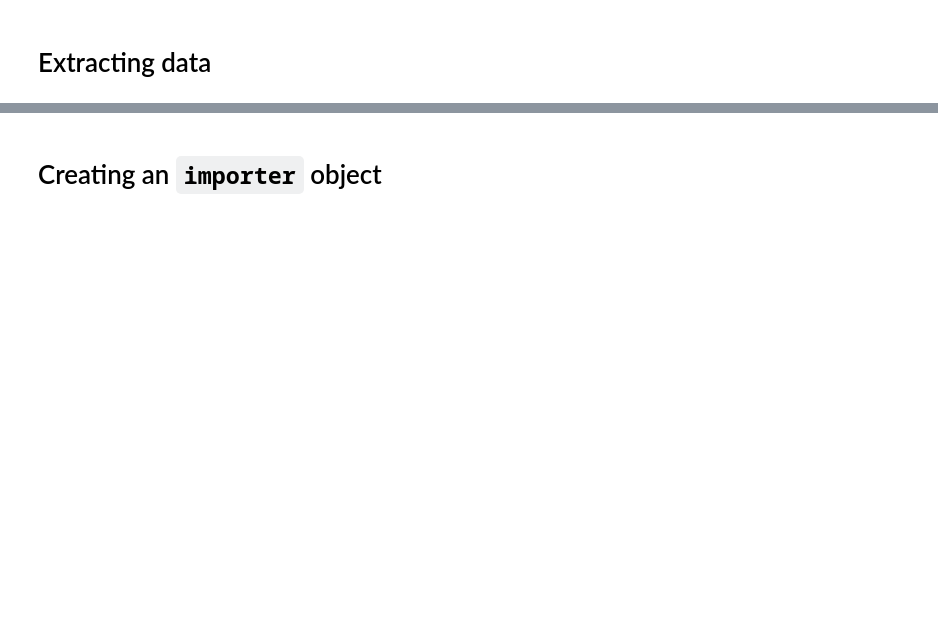
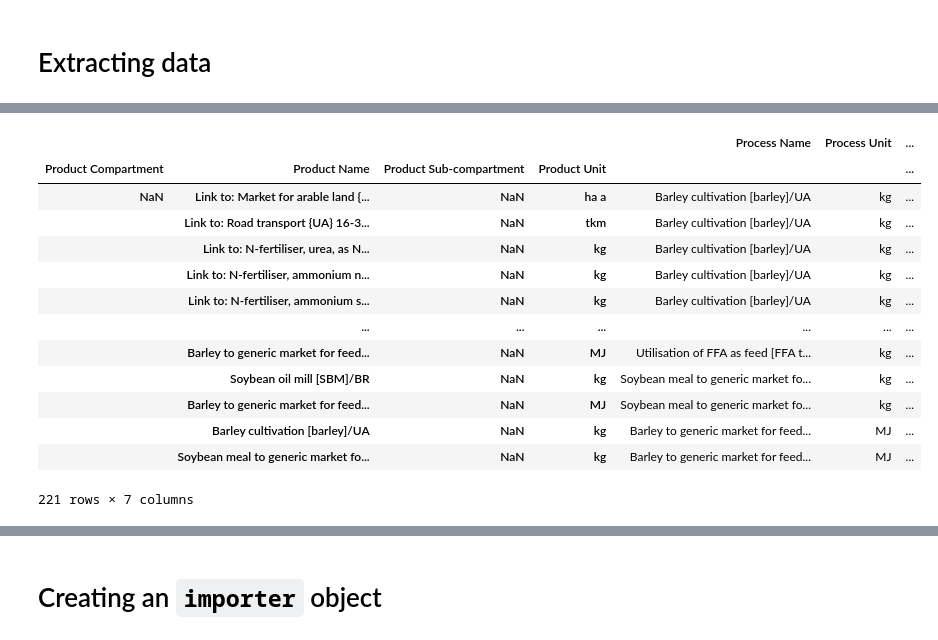
Before and after one commit to cmutel/regionalized-lca-examples, a Jupyter notebook: exiobase-oil-crops/1 - Setup foreground database.ipynb, the cells around one changed output, grey strips where cells are left out. Drawn from its saved outputs; the diff is of its cells as text; code cells hidden in the pictures; blank space fills up the shorter version.

```diff
--- a/exiobase-oil-crops/1 - Setup foreground database.ipynb
+++ b/exiobase-oil-crops/1 - Setup foreground database.ipynb
@@ -132,0 +68,19 @@ fi[-1]
+# %%
+# un-pivot to remove NaN values
+df_long = df.melt(ignore_index=False, value_name="Exchange Amount").dropna()
+df_long
+# %% [output]
+|  |  |  |  | Process Name | Process Unit | ... |
+| Product Compartment | Product Name | Product Sub-compartment | Product Unit |  |  | ... |
+| NaN | Link to: Market for arable land {... | NaN | ha a | Barley cultivation [barley]/UA | kg | ... |
+|  | Link to: Road transport {UA} 16-3... | NaN | tkm | Barley cultivation [barley]/UA | kg | ... |
+|  | Link to: N-fertiliser, urea, as N... | NaN | kg | Barley cultivation [barley]/UA | kg | ... |
+|  | Link to: N-fertiliser, ammonium n... | NaN | kg | Barley cultivation [barley]/UA | kg | ... |
+|  | Link to: N-fertiliser, ammonium s... | NaN | kg | Barley cultivation [barley]/UA | kg | ... |
+|  | ... | ... | ... | ... | ... | ... |
+|  | Barley to generic market for feed... | NaN | MJ | Utilisation of FFA as feed [FFA t... | kg | ... |
+|  | Soybean oil mill [SBM]/BR | NaN | kg | Soybean meal to generic market fo... | kg | ... |
+|  | Barley to generic market for feed... | NaN | MJ | Soybean meal to generic market fo... | kg | ... |
+|  | Barley cultivation [barley]/UA | NaN | kg | Barley to generic market for feed... | MJ | ... |
+|  | Soybean meal to generic market fo... | NaN | kg | Barley to generic market for feed... | MJ | ... |
+221 rows × 7 columns
```
Also changed, not shown: parts of 107 cells of this notebook, 2 other files.
